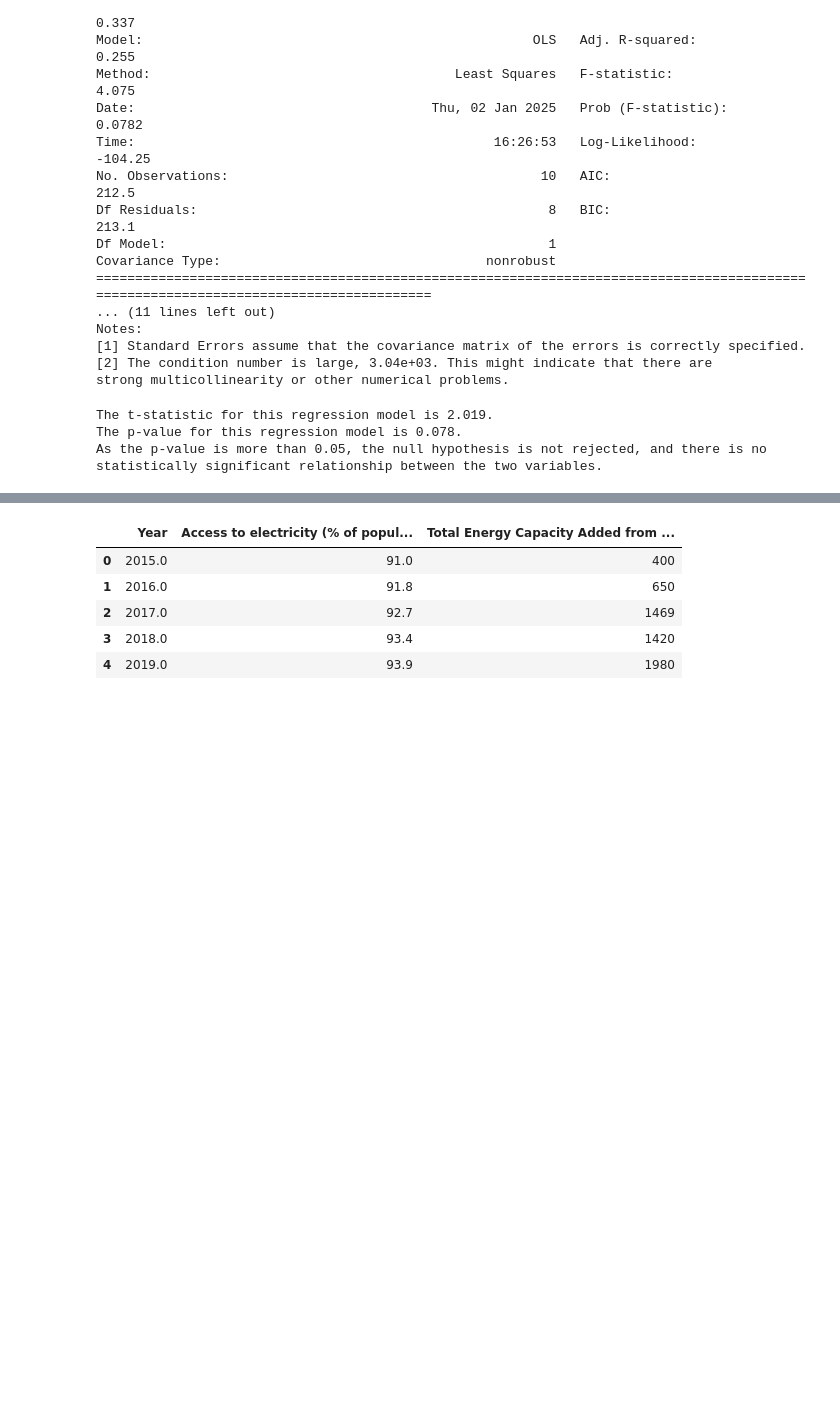
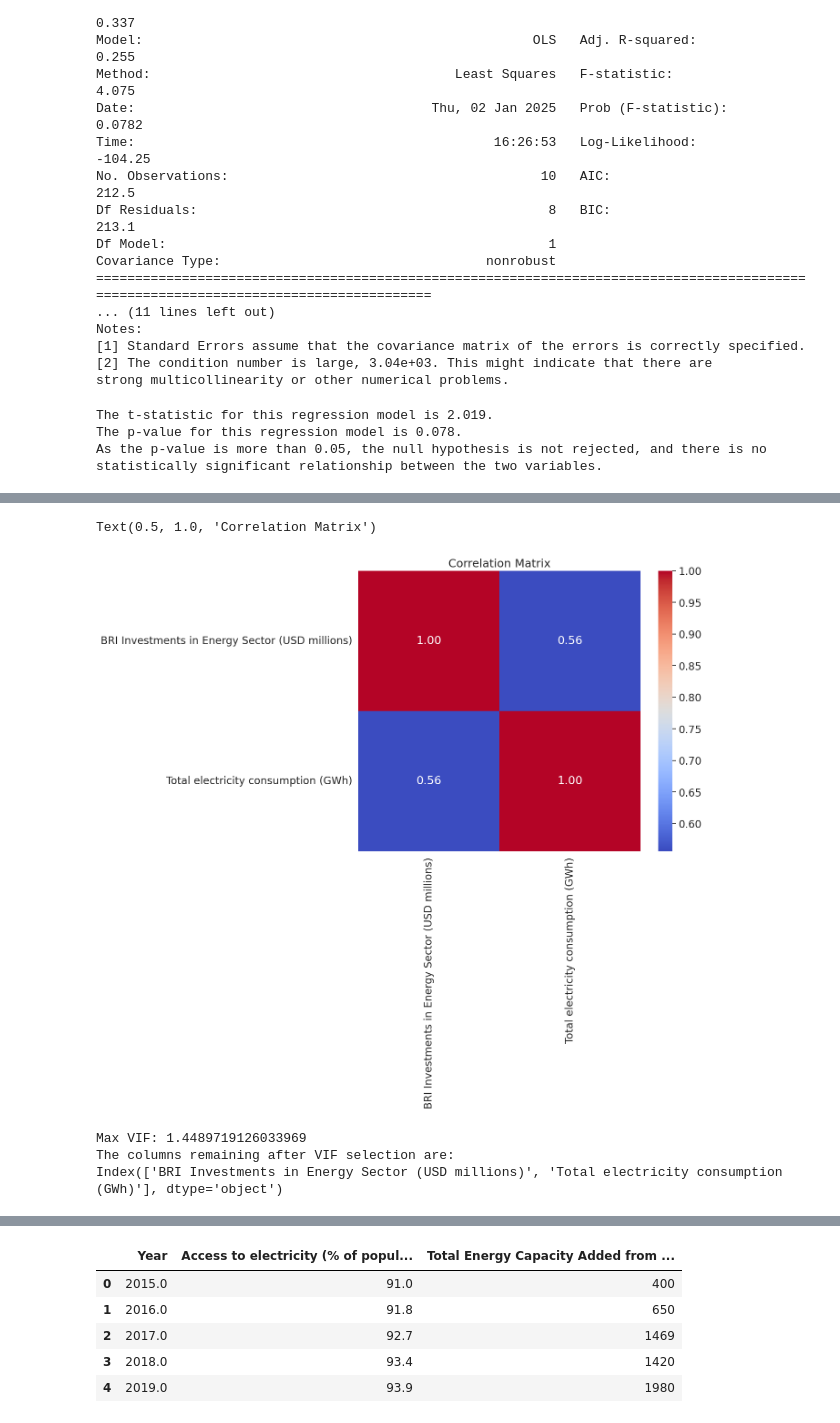
Before and after one commit to ilinashah177/Coursework-Website, a Jupyter notebook: Copy_of_Regression_Investments_and_Energy_Capacity.ipynb, the cells around one changed output, grey strips where cells are left out. Drawn from its saved outputs; the diff is of its cells as text; code cells hidden in the pictures; blank space fills up the shorter version.

```diff
--- a/Copy_of_Regression_Investments_and_Energy_Capacity.ipynb
+++ b/Copy_of_Regression_Investments_and_Energy_Capacity.ipynb
@@ -547,0 +638,10 @@ Saving Data Group14 Coursework.xlsx to Data Group14 Coursework (1).xlsx
+# %%
+sns.heatmap(data3[['BRI Investments in Energy Sector (USD millions)','Total electricity consumption (GWh)']].corr(), # plot a correlation matrix
+            annot=True, # show the correlation values on the plot
+            fmt=".2f", # set the format of the correlation values to be two decimal places
+            cmap='coolwarm') # set the color palette to be coolwarm (blue for negative correlations, red for positive correlations)
+
+plt.title('Correlation Matrix') # add a title
+# %% [output]
+Text(0.5, 1.0, 'Correlation Matrix')
+[figure, added]
@@ -547,0 +696,10 @@ Saving Data Group14 Coursework.xlsx to Data Group14 Coursework (1).xlsx
+# %%
+vars3=['BRI Investments in Energy Sector (USD millions)','Total electricity consumption (GWh)']
+
+vif3 = drop_column_using_vif_(data3[vars3], thresh=5)
+print("The columns remaining after VIF selection are:")
+print(vif3.columns)
+# %% [output]
+Max VIF: 1.4489719126033969
+The columns remaining after VIF selection are:
+Index(['BRI Investments in Energy Sector (USD millions)', 'Total electricity consumption (GWh)'], dtype='object')
```
Also changed, not shown: parts of 12 cells of this notebook.
